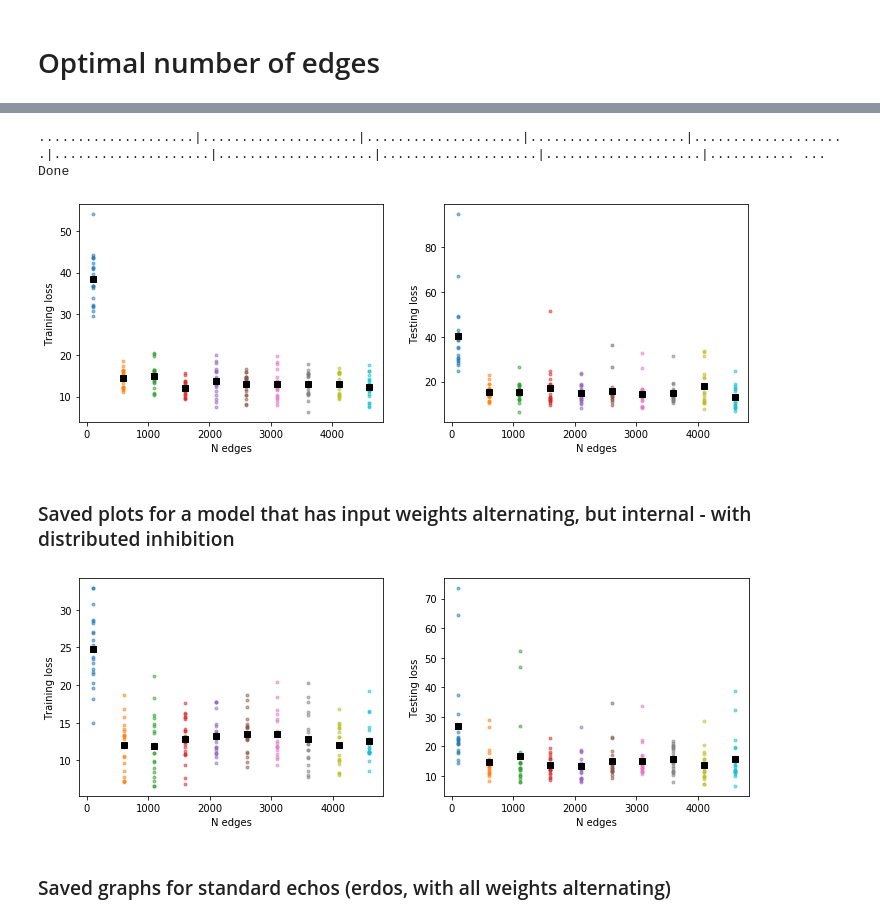
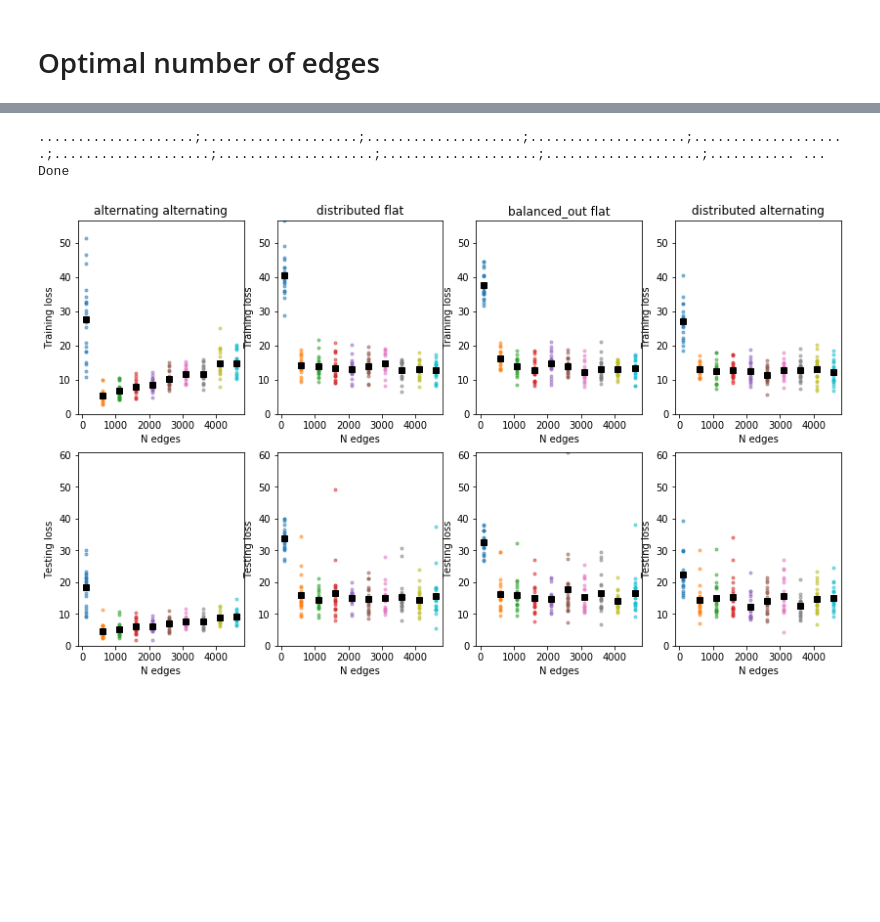
Before and after one commit to khakhalin/echo-networks, a Jupyter notebook: notebooks/experiment_n_edges.ipynb, the cells around one changed output, grey strips where cells are left out. Drawn from its saved outputs; the diff is of its cells as text; code cells hidden in the pictures; blank space fills up the shorter version.

```diff
--- a/notebooks/experiment_n_edges.ipynb
+++ b/notebooks/experiment_n_edges.ipynb
@@ -25,66 +43,60 @@ l2 = 0.0001         # Optimal value seems ot be 0, but that feeils weird
 n_experiments = 20
 
 n_edgeses = list(range(100,5000, 500))
+modes = [('alternating','alternating'), ('distributed','flat'), ('balanced_out','flat'), ('distributed','alternating')]
 
-loss_train = np.zeros((len(n_edgeses), n_experiments))
+loss_train = np.zeros((len(modes), len(n_edgeses), n_experiments))
 loss_test = np.zeros(loss_train.shape)
 
 seeds = np.random.uniform(size=n_experiments) # We always train on same data, but with different networks
 
-for (i, n_edges) in enumerate(n_edgeses):
-    for i_exp in range(n_experiments):
-        #seed = seeds[i_exp]
-        seed = [1,0,0]
-        x1,y1 = data.generate(points_to_skip + training_signal_length, seed=seed)
-        x2,y2 = data.generate(points_to_skip + training_signal_length, seed=[10,5,5])
+for (j, mode) in enumerate(modes):
+    for (i, n_edges) in enumerate(n_edgeses):
+        for i_exp in range(n_experiments):
+            #seed = seeds[i_exp]
+            seed = [1,0,0]
+            x1,y1 = data.generate(points_to_skip + training_signal_length, seed=seed)
+            x2,y2 = data.generate(points_to_skip + training_signal_length, seed=[10,5,5])
 
-        model = esn.Reservoir(n_units, n_edges=n_edges, rho=rho, l2=l2, network_type='erdos',
-        #                     inhibition='alternating', weights_in='alternating')
-                               inhibition='distributed', weights_in='alternating')
-        #                     inhibition='distributed', weights_in='flat')
-        model.fit(x1, y1, skip=points_to_skip)
+            model = esn.Reservoir(n_units, n_edges=n_edges, rho=rho, l2=l2, network_type='erdos',
+                                   inhibition=mode[0], weights_in=mode[1])
+            model.fit(x1, y1, skip=points_to_skip)
 
-        # Training data loss
-        z = model.predict(x1, length=points_to_skip+test_length)
-        loss_train[i, i_exp] = esn.utils.loss(y1[points_to_skip:(points_to_skip+test_length)], z[points_to_skip:])
+            # Training data loss
+            z = model.predict(x1, length=points_to_skip+test_length)
+            loss_train[j, i, i_exp] = esn.utils.loss(y1[points_to_skip:(points_to_skip+test_length)], z[points_to_skip:])
 
-        # Testing loss
-        z = model.predict(x2, length=points_to_skip+test_length)
-        loss_test[i, i_exp] = esn.utils.loss(y2[points_to_skip:(points_to_skip+test_length)], z[points_to_skip:])
-        print('.', end='')
+            # Testing loss
+            z = model.predict(x2, length=points_to_skip+test_length)
+            loss_test[j, i, i_exp] = esn.utils.loss(y2[points_to_skip:(points_to_skip+test_length)], z[points_to_skip:])
+            print('.', end='')
+        print(';', end='')
     print('|', end='')
 print('\nDone')
 # %% [output]
-....................|....................|....................|....................|....................|....................|....................|....................|....................|........... ...
+....................;....................;....................;....................;....................;....................;....................;....................;....................;........... ...
 Done
 # %%
 # Transsections
 def plot1d(xs, y, xlabel=None, ylabel=None, title=None):
     y = np.squeeze(y) # We expect sngleton dimensions here
     for i,x in enumerate(xs):
         plt.plot(x*np.ones(y.shape[1]), y[i,:], '.', alpha=0.5)
         plt.plot(x, np.mean(y[i,:]), 'sk')
     plt.xlabel(xlabel)
     plt.ylabel(ylabel)
     plt.title(title)
 
-plt.figure(figsize=(12,4))
-plt.subplot(121)
-plot1d(n_edgeses, loss_train, 'N edges', 'Training loss')
-plt.subplot(122)
-plot1d(n_edgeses, loss_test, 'N edges', 'Testing loss')
+plt.figure(figsize=(14,8))
+titles = ['']
+ntypes = loss_train.shape[0]
+for j in range(ntypes):
+    plt.subplot(2, ntypes, j+1)
+    plot1d(n_edgeses, loss_train[j,...], 'N edges', 'Training loss')
+    plt.ylim([0, max(loss_train.flatten())])
+    plt.title(' '.join(modes[j]))
+    plt.subplot(2, ntypes, j+1+ntypes)
+    plot1d(n_edgeses, loss_test[j,...], 'N edges', 'Testing loss')
+    plt.ylim([0, max(loss_test.flatten())])
 # %% [output]
-[figure, old version]
+[figure, new version]
-# %% [markdown]
-### Saved plots for a model that has input weights alternating, but internal - with distributed inhibition
-# %%
-# Transsections
-plt.figure(figsize=(12,4))
-plt.subplot(121)
-plot1d(n_edgeses, loss_train, 'N edges', 'Training loss')
-plt.subplot(122)
-plot1d(n_edgeses, loss_test, 'N edges', 'Testing loss')
-# %% [output]
-[figure, removed]
-# %% [markdown]
-### Saved graphs for standard echos (erdos, with all weights alternating)
```
Also changed, not shown: parts of 3 cells of this notebook, 4 other files.
